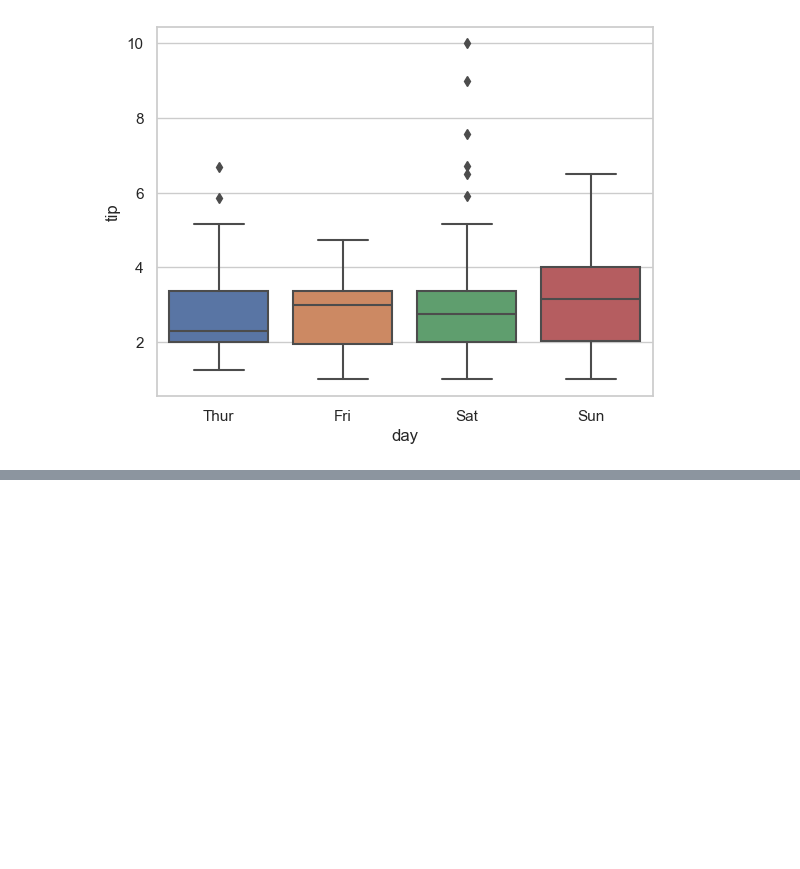
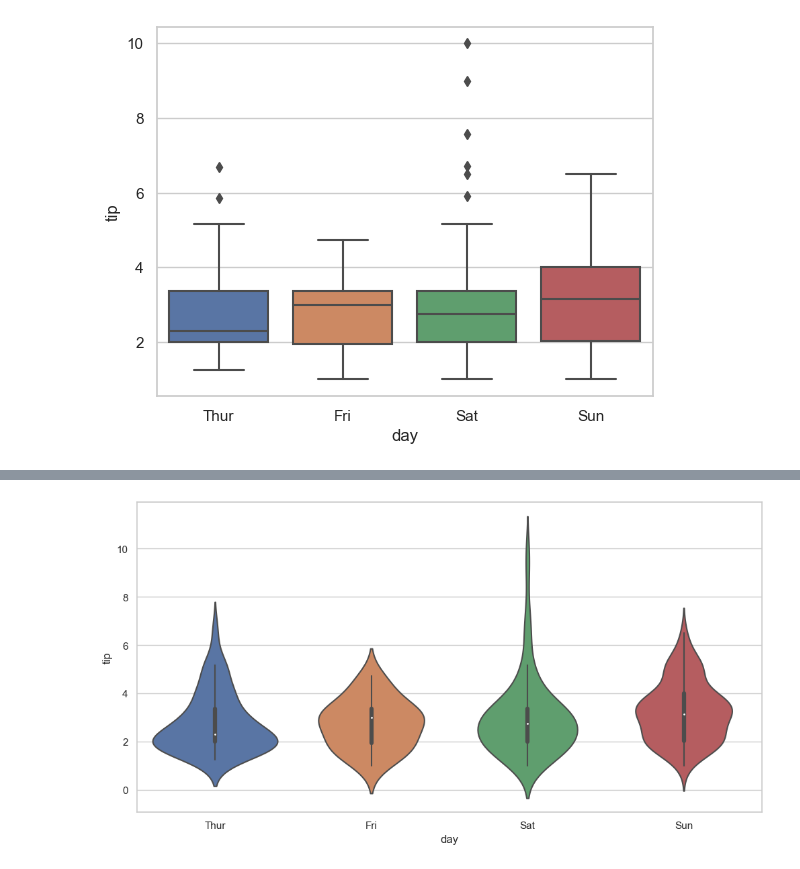
Before and after one commit to SerhanSubasi/Data-Visulation, a Jupyter notebook: Practice/Seaborn Practice.ipynb, the cells around one changed output, grey strips where cells are left out. Drawn from its saved outputs; the diff is of its cells as text; code cells hidden in the pictures; blank space fills up the shorter version.

```diff
--- a/Practice/Seaborn Practice.ipynb
+++ b/Practice/Seaborn Practice.ipynb
@@ -511,0 +527,5 @@ sns.boxplot(x = "day", y ="tip", data = tips);
+# %%
+plt.figure(figsize=(12, 6))
+sns.violinplot(x = "day", y ="tip", data = tips);
+# %% [output]
+[figure, added]
```
Also changed, not shown: parts of 19 cells of this notebook, 1 other file.
